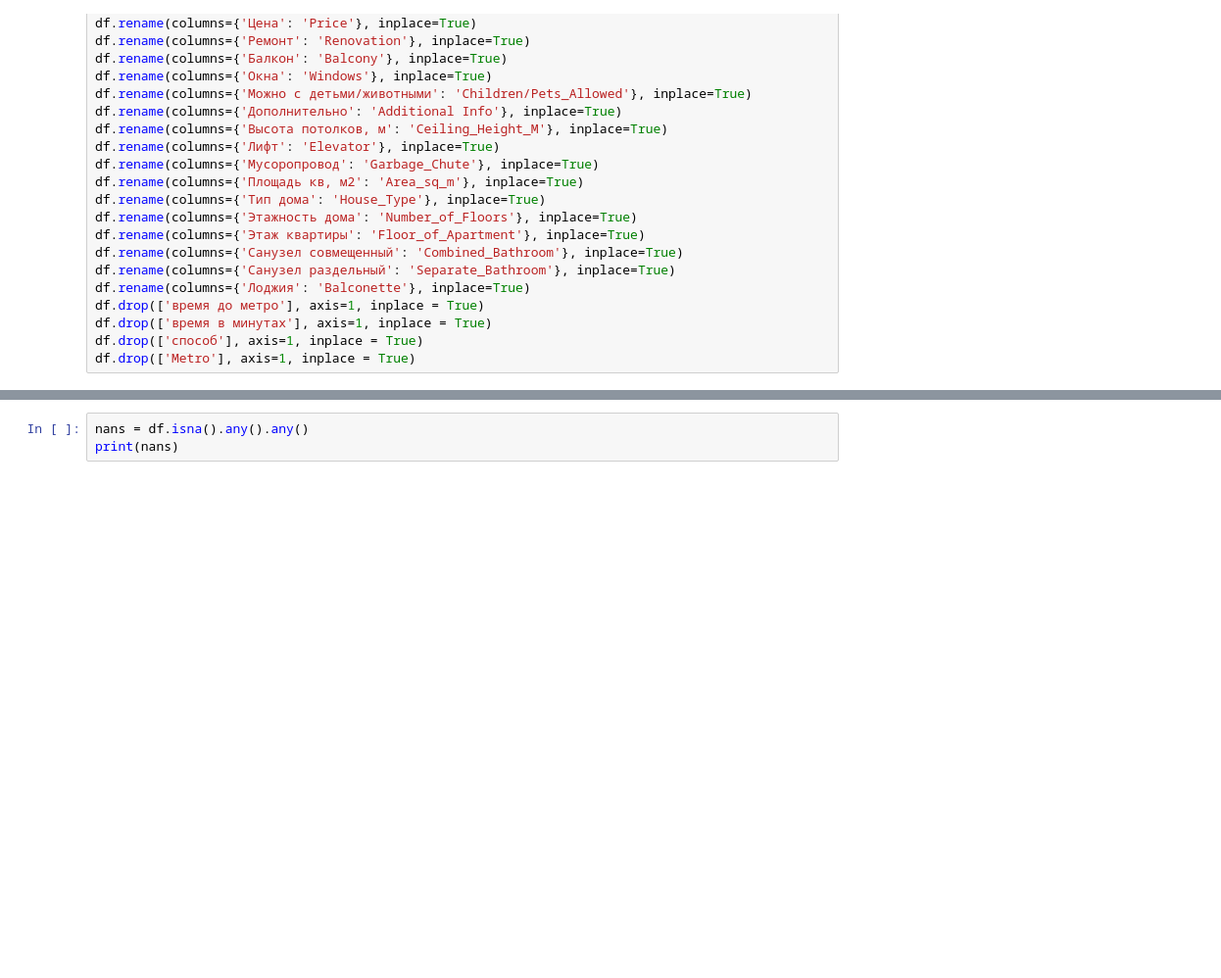
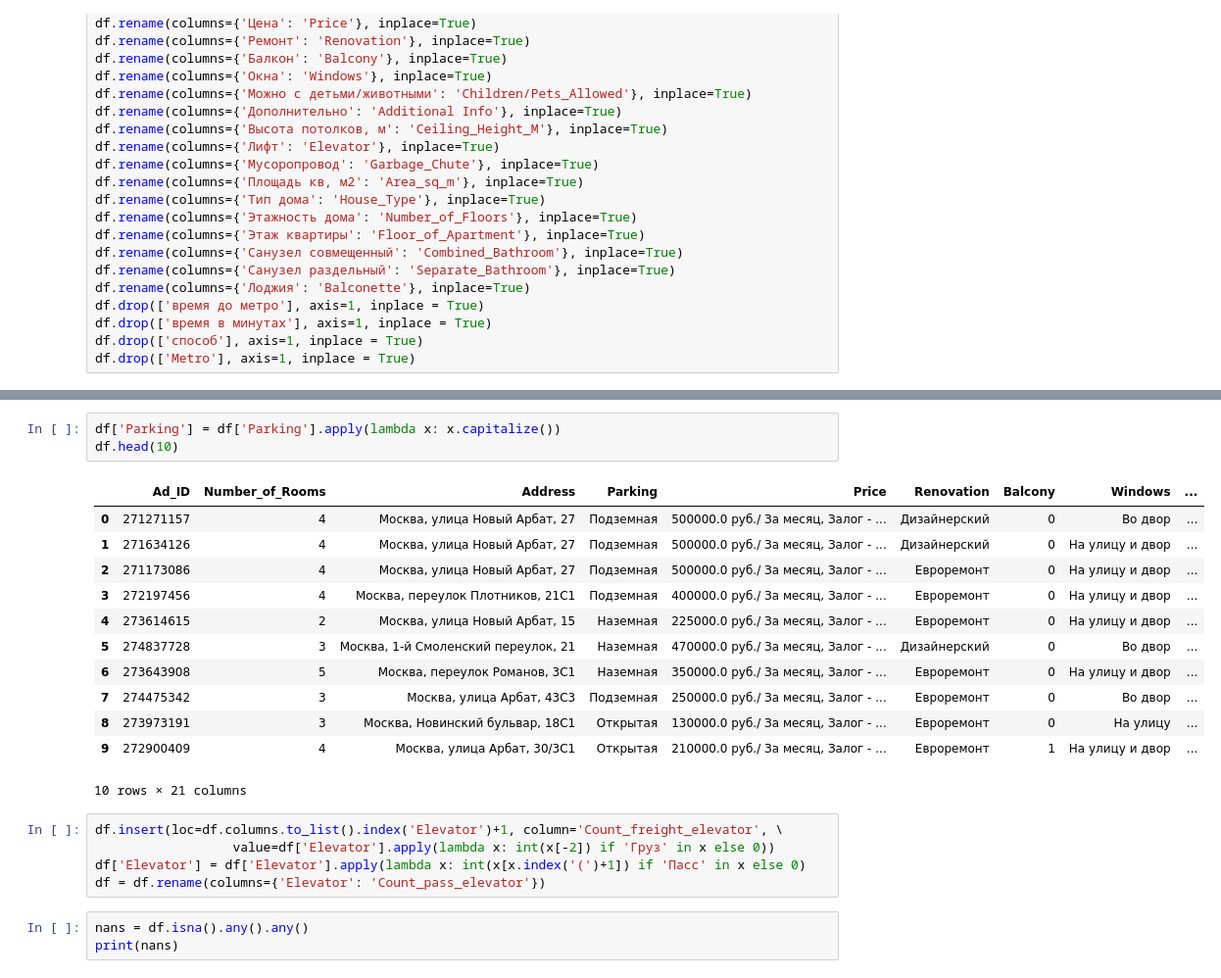
Before and after one commit to SoloYolo7/RealEstate, a Jupyter notebook: preprocessing.ipynb, the cells around one changed output, grey strips where cells are left out. Shown: that part at 98% size. Cells and saved outputs as stored; diff of their text form; blank space fills up the shorter version.

```diff
--- a/preprocessing.ipynb
+++ b/preprocessing.ipynb
@@ -160,3 +145,24 @@ df.head(10)
+# %%
+df['Parking'] = df['Parking'].apply(lambda x: x.capitalize())
+df.head(10)
+# %% [output]
+|  | Ad_ID | Number_of_Rooms | Address | Parking | Price | Renovation | Balcony | Windows | ... |
+| 0 | 271271157 | 4 | Москва, улица Новый Арбат, 27 | Подземная | 500000.0 руб./ За месяц, Залог - ... | Дизайнерский | 0 | Во двор | ... |
+| 1 | 271634126 | 4 | Москва, улица Новый Арбат, 27 | Подземная | 500000.0 руб./ За месяц, Залог - ... | Дизайнерский | 0 | На улицу и двор | ... |
+| 2 | 271173086 | 4 | Москва, улица Новый Арбат, 27 | Подземная | 500000.0 руб./ За месяц, Залог - ... | Евроремонт | 0 | На улицу и двор | ... |
+| 3 | 272197456 | 4 | Москва, переулок Плотников, 21С1 | Подземная | 400000.0 руб./ За месяц, Залог - ... | Евроремонт | 0 | На улицу и двор | ... |
+| 4 | 273614615 | 2 | Москва, улица Новый Арбат, 15 | Наземная | 225000.0 руб./ За месяц, Залог - ... | Евроремонт | 0 | На улицу и двор | ... |
+| 5 | 274837728 | 3 | Москва, 1-й Смоленский переулок, 21 | Наземная | 470000.0 руб./ За месяц, Залог - ... | Дизайнерский | 0 | Во двор | ... |
+| 6 | 273643908 | 5 | Москва, переулок Романов, 3С1 | Наземная | 350000.0 руб./ За месяц, Залог - ... | Евроремонт | 0 | На улицу и двор | ... |
+| 7 | 274475342 | 3 | Москва, улица Арбат, 43С3 | Подземная | 250000.0 руб./ За месяц, Залог - ... | Евроремонт | 0 | Во двор | ... |
+| 8 | 273973191 | 3 | Москва, Новинский бульвар, 18С1 | Открытая | 130000.0 руб./ За месяц, Залог - ... | Евроремонт | 0 | На улицу | ... |
+| 9 | 272900409 | 4 | Москва, улица Арбат, 30/3С1 | Открытая | 210000.0 руб./ За месяц, Залог - ... | Евроремонт | 1 | На улицу и двор | ... |
+10 rows × 21 columns
+# %%
+df.insert(loc=df.columns.to_list().index('Elevator')+1, column='Count_freight_elevator', \
+                  value=df['Elevator'].apply(lambda x: int(x[-2]) if 'Груз' in x else 0))
+df['Elevator'] = df['Elevator'].apply(lambda x: int(x[x.index('(')+1]) if 'Пасс' in x else 0)
+df = df.rename(columns={'Elevator': 'Count_pass_elevator'})
 # %%
 nans = df.isna().any().any()
 print(nans)
```
Also changed, not shown: parts of 2 cells of this notebook.
